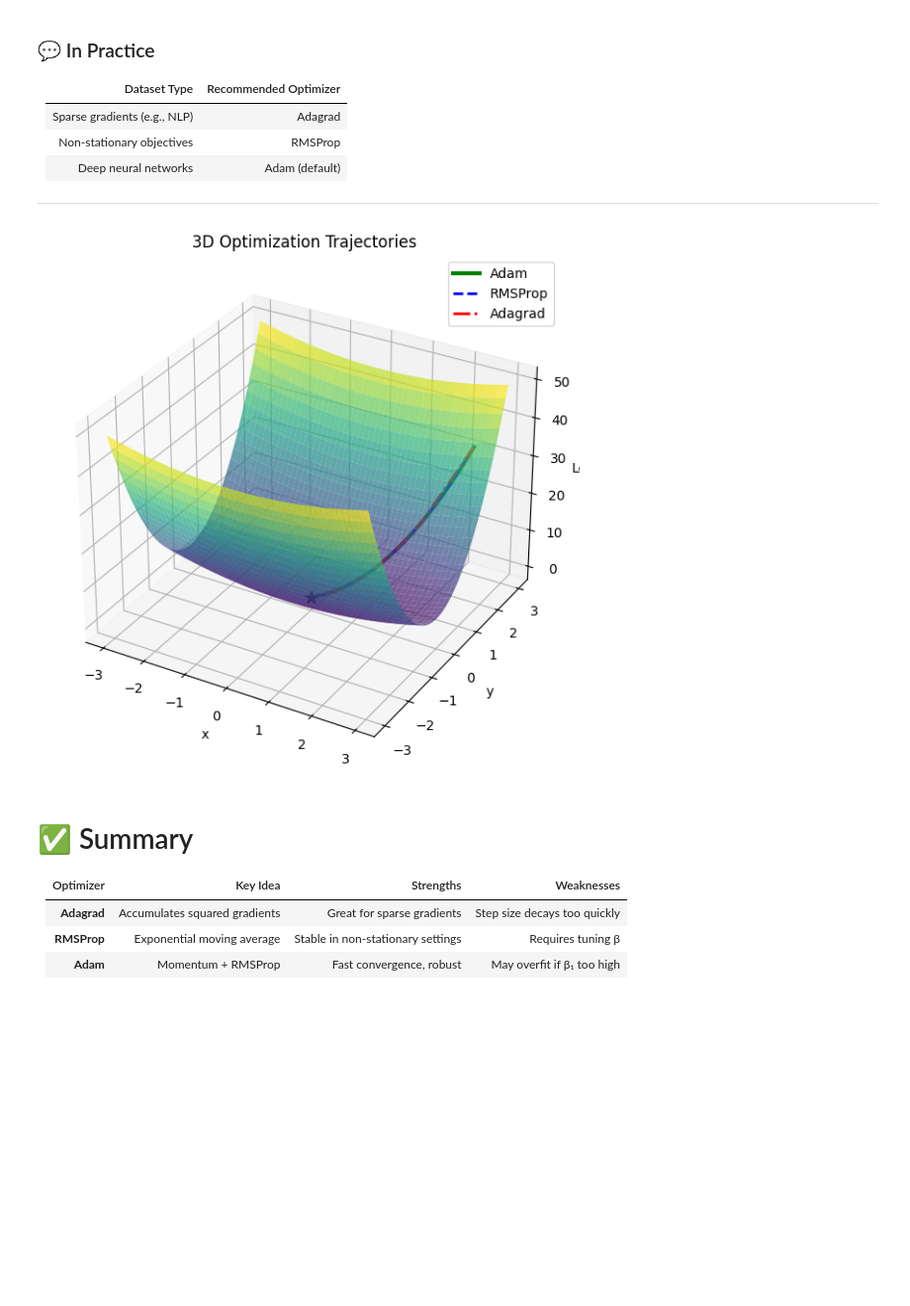
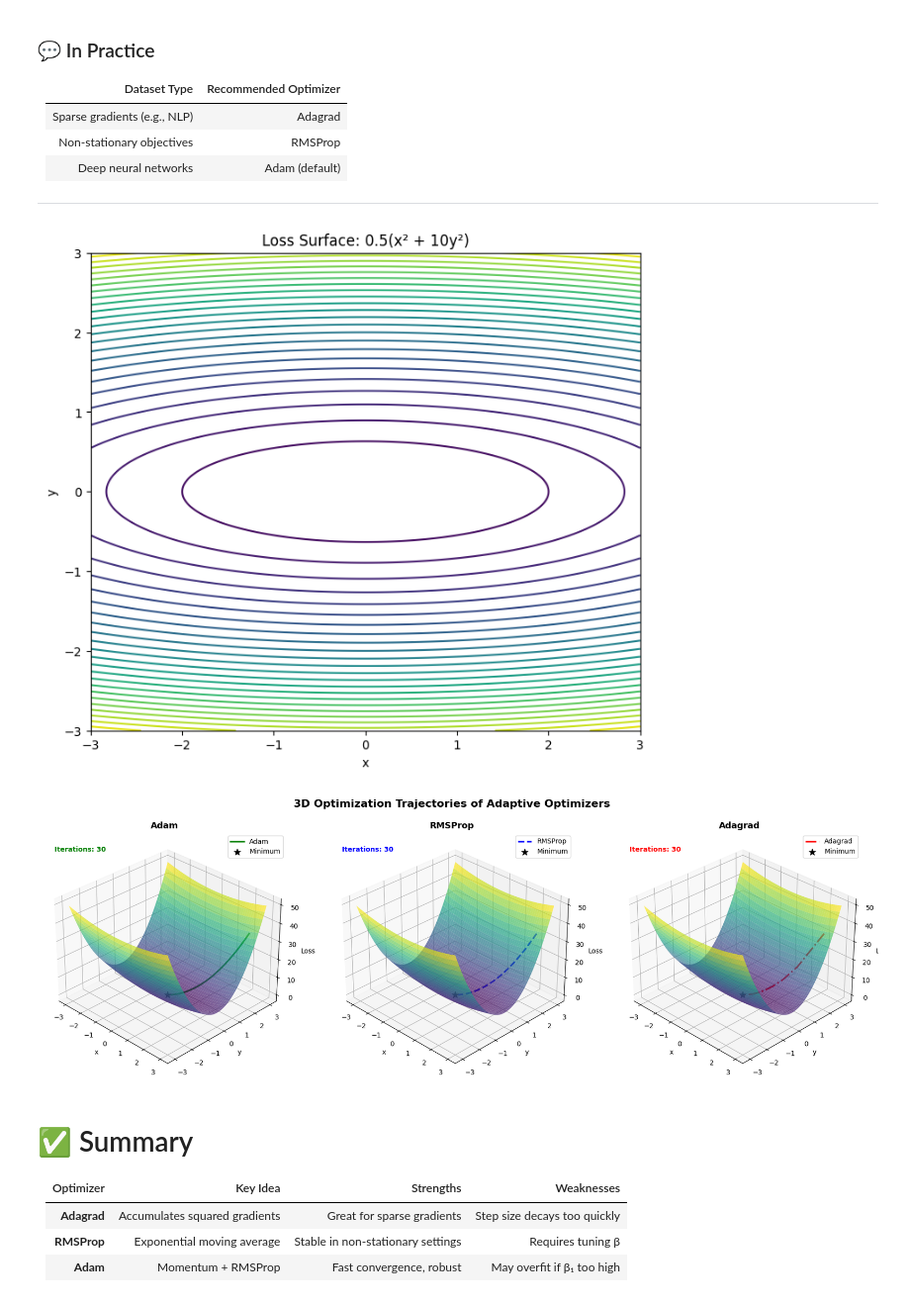
Before and after one commit to AGasthya283/ML-Optimization, a Jupyter notebook: 01_basics/Adaptive_methods_adagrad_Adam.ipynb, the cells around one changed output. Shown at 99% size. Saved outputs shown, nothing was run; the diff lists cells and outputs as text; code cells hidden in the pictures; blank space fills up the shorter version.

Commit message:
Adaptive Methods

```diff
--- a/01_basics/Adaptive_methods_adagrad_Adam.ipynb
+++ b/01_basics/Adaptive_methods_adagrad_Adam.ipynb
@@ -225,23 +268,63 @@ plt.show()
 
 ---
 # %%
-fig = plt.figure(figsize=(9,7))
-ax = fig.add_subplot(111, projection='3d')
+# Generate surface (assuming you have this function)
+X, Y, Z = plot_surface_contour()
 
-ax.plot_surface(X, Y, Z, cmap=cm.viridis, alpha=0.7)
-ax.plot(adam_path[:,0], adam_path[:,1], f(adam_path[:,0], adam_path[:,1]), 'g-', linewidth=3, label='Adam')
-ax.plot(rmsprop_path[:,0], rmsprop_path[:,1], f(rmsprop_path[:,0], rmsprop_path[:,1]), 'b--', linewidth=2, label='RMSProp')
-ax.plot(adagrad_path[:,0], adagrad_path[:,1], f(adagrad_path[:,0], adagrad_path[:,1]), 'r-.', linewidth=2, label='Adagrad')
+optimizers = ['Adam', 'RMSProp', 'Adagrad']
+paths = [adam_path, rmsprop_path, adagrad_path]
+colors = ['g', 'b', 'r']
+linestyles = ['-', '--', '-.']
 
-ax.scatter(0,0,0,c='black', marker='*', s=100)
-ax.set_title("3D Optimization Trajectories")
-ax.set_xlabel("x")
-ax.set_ylabel("y")
-ax.set_zlabel("Loss")
-ax.legend()
+# Create 1×3 figure layout
+fig = plt.figure(figsize=(18, 6))
+
+for i, (opt, path, c, ls) in enumerate(zip(optimizers, paths, colors, linestyles), 1):
+    ax = fig.add_subplot(1, 3, i, projection='3d')
+
+    # Plot 3D surface
+    ax.plot_surface(X, Y, Z, cmap=cm.viridis, alpha=0.7, linewidth=0, antialiased=True)
+
+    # Plot optimization path
+    ax.plot(
+        path[:, 0],
+        path[:, 1],
+        f(path[:, 0], path[:, 1]),
+        color=c,
+        linestyle=ls,
+        linewidth=2.5,
+        label=opt
+    )
+
+    # Mark the global minimum
+    ax.scatter(0, 0, 0, c='black', marker='*', s=100, label='Minimum')
+
+    # Annotate iteration count
+    ax.text2D(
+        0.05, 0.92,
+        f"Iterations: {len(path)-1}",
+        transform=ax.transAxes,
+        fontsize=10,
+        color=c,
+        weight='bold',
+        bbox=dict(facecolor='white', alpha=0.8, edgecolor='none', boxstyle='round,pad=0.3')
+    )
+
+    # Set consistent labels
+    ax.set_title(f"{opt}", fontsize=13, weight='bold')
+    ax.set_xlabel("x")
+    ax.set_ylabel("y")
+    ax.set_zlabel("Loss")
+    ax.view_init(elev=30, azim=-45)  # adjust for a clear angle
+    ax.legend()
+
+# Global title
+fig.suptitle("3D Optimization Trajectories of Adaptive Optimizers", fontsize=16, weight='bold')
+plt.tight_layout(rect=[0, 0, 1, 0.95])
 plt.show()
 # %% [output]
-[figure, old version]
+[figure, new version]
+[figure, added]
 # %% [markdown]
 # ✅ Summary
 
```
Also changed, not shown: parts of 3 cells of this notebook.
